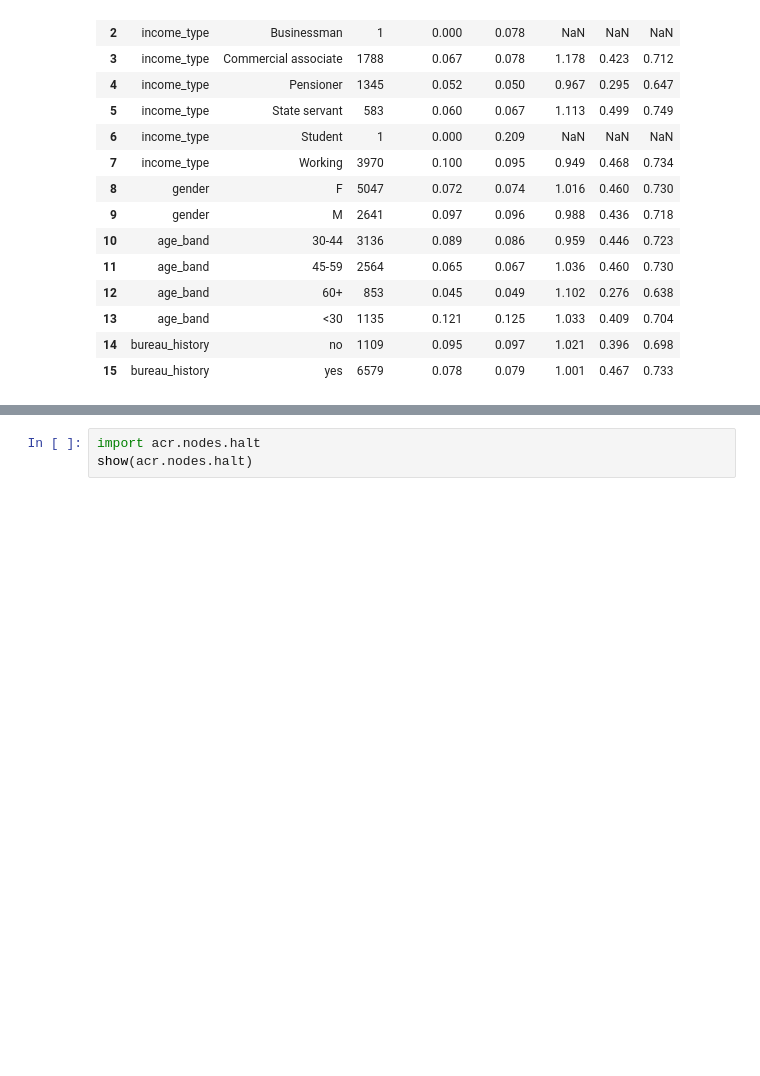
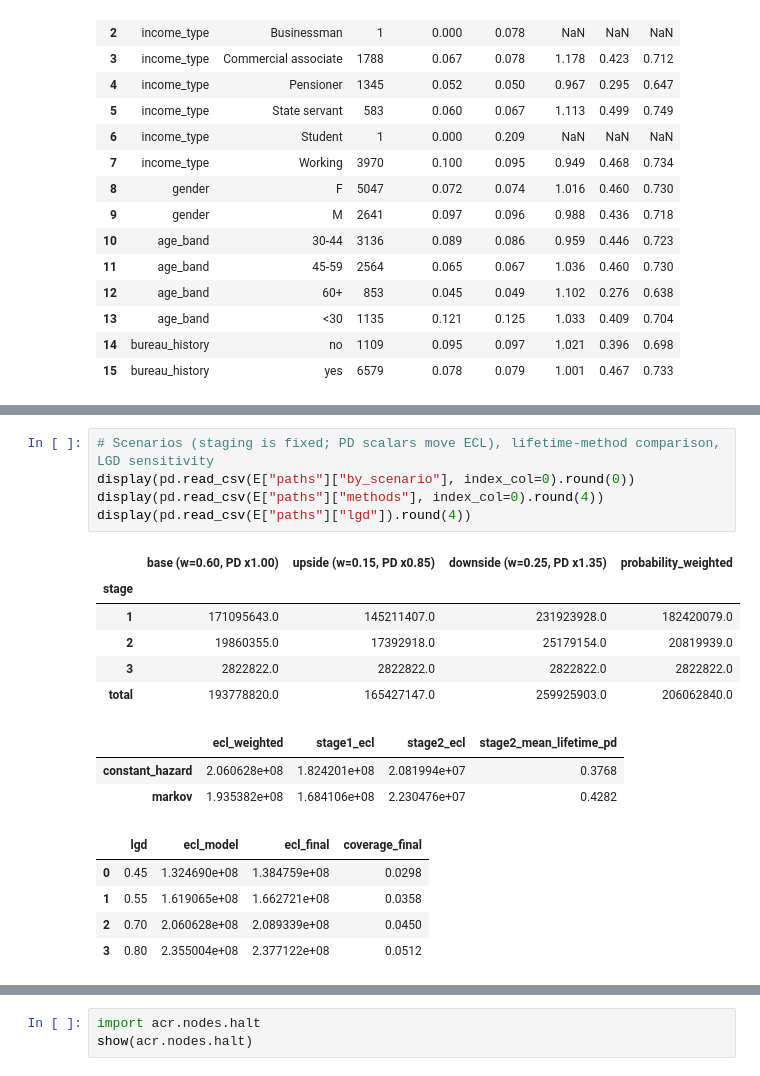
Before and after one commit to pranayvasa/agentic-credit-risk-pd-ecl, a Jupyter notebook: notebooks/pipeline_walkthrough.ipynb, the cells around one changed output, grey strips where cells are left out. Cells and saved outputs as stored; diff of their text form; blank space fills up the shorter version.

```diff
--- a/notebooks/pipeline_walkthrough.ipynb
+++ b/notebooks/pipeline_walkthrough.ipynb
@@ -1221,0 +1373,20 @@ display(pd.read_csv(v["paths"]["segments_oot"]).round(3))
+# %%
+# Scenarios (staging is fixed; PD scalars move ECL), lifetime-method comparison, LGD sensitivity
+display(pd.read_csv(E["paths"]["by_scenario"], index_col=0).round(0))
+display(pd.read_csv(E["paths"]["methods"], index_col=0).round(4))
+display(pd.read_csv(E["paths"]["lgd"]).round(4))
+# %% [output]
+|  | base (w=0.60, PD x1.00) | upside (w=0.15, PD x0.85) | downside (w=0.25, PD x1.35) | probability_weighted |
+| stage |  |  |  |  |
+| 1 | 171095643.0 | 145211407.0 | 231923928.0 | 182420079.0 |
+| 2 | 19860355.0 | 17392918.0 | 25179154.0 | 20819939.0 |
+| 3 | 2822822.0 | 2822822.0 | 2822822.0 | 2822822.0 |
+| total | 193778820.0 | 165427147.0 | 259925903.0 | 206062840.0 |
+|  | ecl_weighted | stage1_ecl | stage2_ecl | stage2_mean_lifetime_pd |
+| constant_hazard | 2.060628e+08 | 1.824201e+08 | 2.081994e+07 | 0.3768 |
+| markov | 1.935382e+08 | 1.684106e+08 | 2.230476e+07 | 0.4282 |
+|  | lgd | ecl_model | ecl_final | coverage_final |
+| 0 | 0.45 | 1.324690e+08 | 1.384759e+08 | 0.0298 |
+| 1 | 0.55 | 1.619065e+08 | 1.662721e+08 | 0.0358 |
+| 2 | 0.70 | 2.060628e+08 | 2.089339e+08 | 0.0450 |
+| 3 | 0.80 | 2.355004e+08 | 2.377122e+08 | 0.0512 |
```
Also changed, not shown: parts of 18 cells of this notebook, 13 other files.
